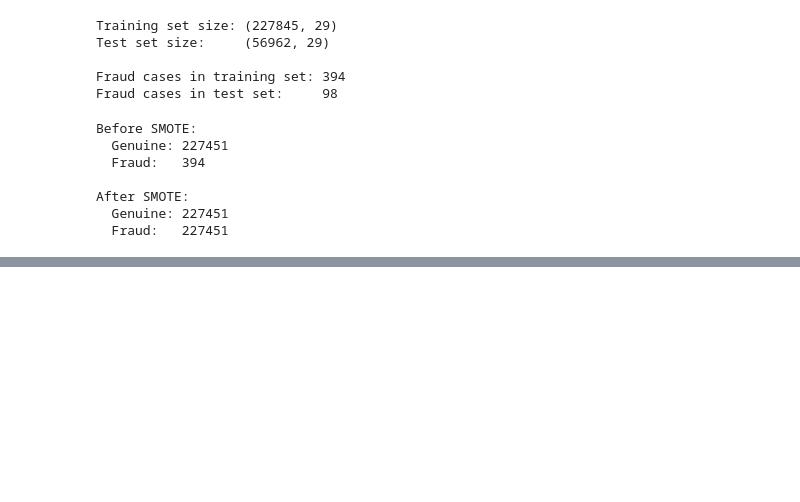
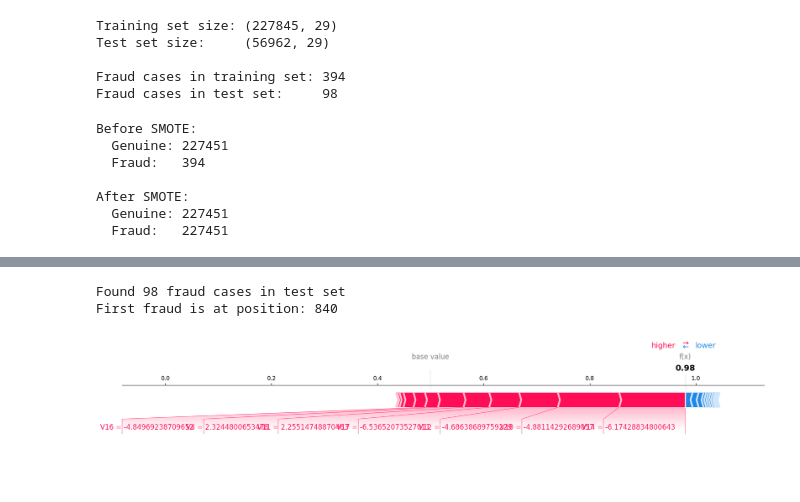
Before and after one commit to Adithiya2007/Credit-Card-Fraud-detection, a Jupyter notebook: creditcardfraud.ipynb, the cells around one changed output, grey strips where cells are left out. Saved outputs shown, nothing was run; the diff lists cells and outputs as text; code cells hidden in the pictures; blank space fills up the shorter version.

```diff
--- a/creditcardfraud.ipynb
+++ b/creditcardfraud.ipynb
@@ -192,0 +388,25 @@ After SMOTE:
+# %%
+# Find fraud transactions in the full test set
+fraud_positions = [i for i, val in enumerate(y_test.values) if val == 1]
+print(f"Found {len(fraud_positions)} fraud cases in test set")
+print(f"First fraud is at position: {fraud_positions[0]}")
+# %% [output]
+Found 98 fraud cases in test set
+First fraud is at position: 840
+# %%
+# Take a sample that includes fraud cases
+sample = X_test.iloc[800:1000]
+shap_values = explainer.shap_values(sample)
+
+# The fraud transaction is at position 840, so it's at index 40 in our sample
+fraud_pos = 40
+
+# Plot explanation for that fraud transaction
+shap.force_plot(
+    explainer.expected_value[1],
+    shap_values[fraud_pos, :, 1],
+    sample.iloc[fraud_pos],
+    matplotlib=True
+)
+# %% [output]
+[figure, added]
```
Also changed, not shown: parts of 10 cells of this notebook.
